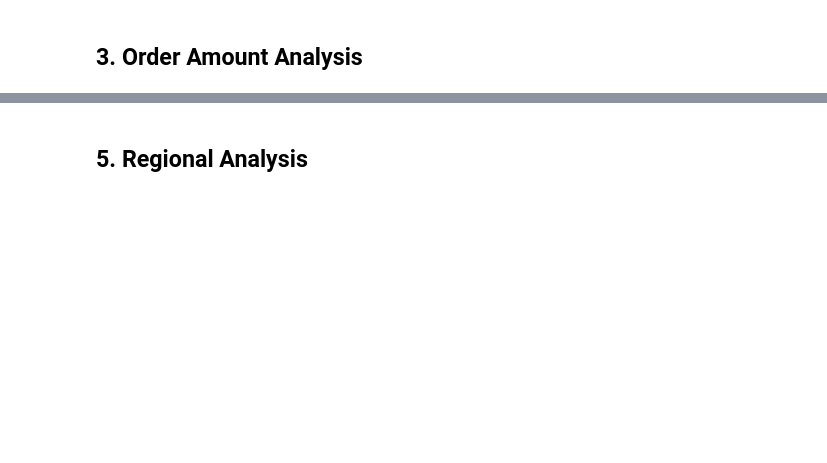
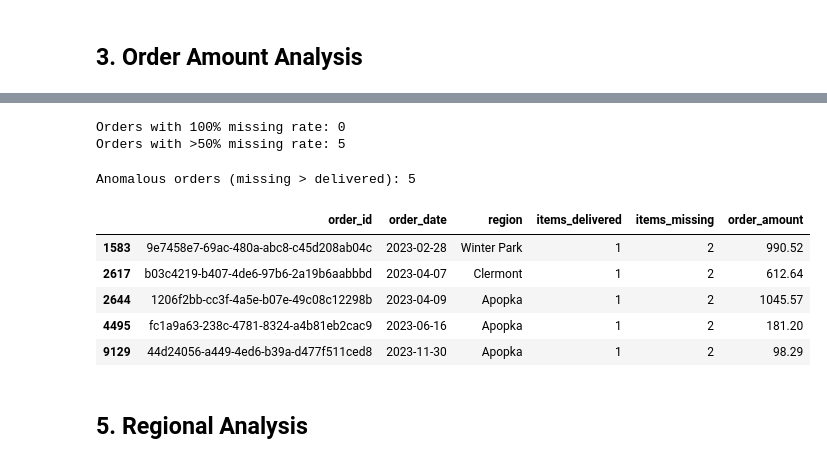
Before and after one commit to Anotther/walmart-delivery-fraud-detection, a Jupyter notebook: notebooks/01_eda_orders.ipynb, the cells around one changed output, grey strips where cells are left out. Drawn from its saved outputs; the diff is of its cells as text; code cells hidden in the pictures; blank space fills up the shorter version.

```diff
--- a/notebooks/01_eda_orders.ipynb
+++ b/notebooks/01_eda_orders.ipynb
@@ -99,10 +259,20 @@ fig.show()
 # %%
-# Missing rate distribution
+# Missing rate distribution (only for orders with missing items)
+orders_with_issues = orders[orders['has_missing']]
+
 fig = px.histogram(
-    orders_feat[orders_feat['has_missing']],
+    orders_with_issues,
     x='missing_rate',
-    nbins=30,
-    title='Distribution of Missing Rate (Orders with Missing Items Only)',
-    labels={'missing_rate': 'Missing Rate (%)'}
+    nbins=20,
+    title='Missing Rate Distribution (Orders with Missing Items Only)',
+    labels={'missing_rate': 'Missing Rate (%)', 'count': 'Number of Orders'},
+    color_discrete_sequence=['#FFC107']
 )
+fig.update_layout(height=400)
 fig.show()
+
+print(f"\nOrders with 100% missing rate: {(orders['missing_rate'] == 100).sum()}")
+print(f"Orders with >50% missing rate: {(orders['missing_rate'] > 50).sum()}")
+# %% [output]
+Orders with 100% missing rate: 0
+Orders with >50% missing rate: 5
@@ -118,3 +279,17 @@ fig.show()
+# %%
+# Anomalous orders: missing > delivered
+anomalous = orders[orders['items_missing'] > orders['items_delivered']]
+print(f'Anomalous orders (missing > delivered): {len(anomalous)}')
+if len(anomalous) > 0:
+    display(anomalous[['order_id', 'order_date', 'region', 'items_delivered', 'items_missing', 'order_amount']])
+# %% [output]
+Anomalous orders (missing > delivered): 5
+|  | order_id | order_date | region | items_delivered | items_missing | order_amount |
+| 1583 | 9e7458e7-69ac-480a-abc8-c45d208ab04c | 2023-02-28 | Winter Park | 1 | 2 | 990.52 |
+| 2617 | b03c4219-b407-4de6-97b6-2a19b6aabbbd | 2023-04-07 | Clermont | 1 | 2 | 612.64 |
+| 2644 | 1206f2bb-cc3f-4a5e-b07e-49c08c12298b | 2023-04-09 | Apopka | 1 | 2 | 1045.57 |
+| 4495 | fc1a9a63-238c-4781-8324-a4b81eb2cac9 | 2023-06-16 | Apopka | 1 | 2 | 181.20 |
+| 9129 | 44d24056-a449-4ed6-b39a-d477f511ced8 | 2023-11-30 | Apopka | 1 | 2 | 98.29 |
 # %% [markdown]
 ## 5. Regional Analysis
 # %%
```
Also changed, not shown: parts of 41 cells of this notebook, 13 other files.
